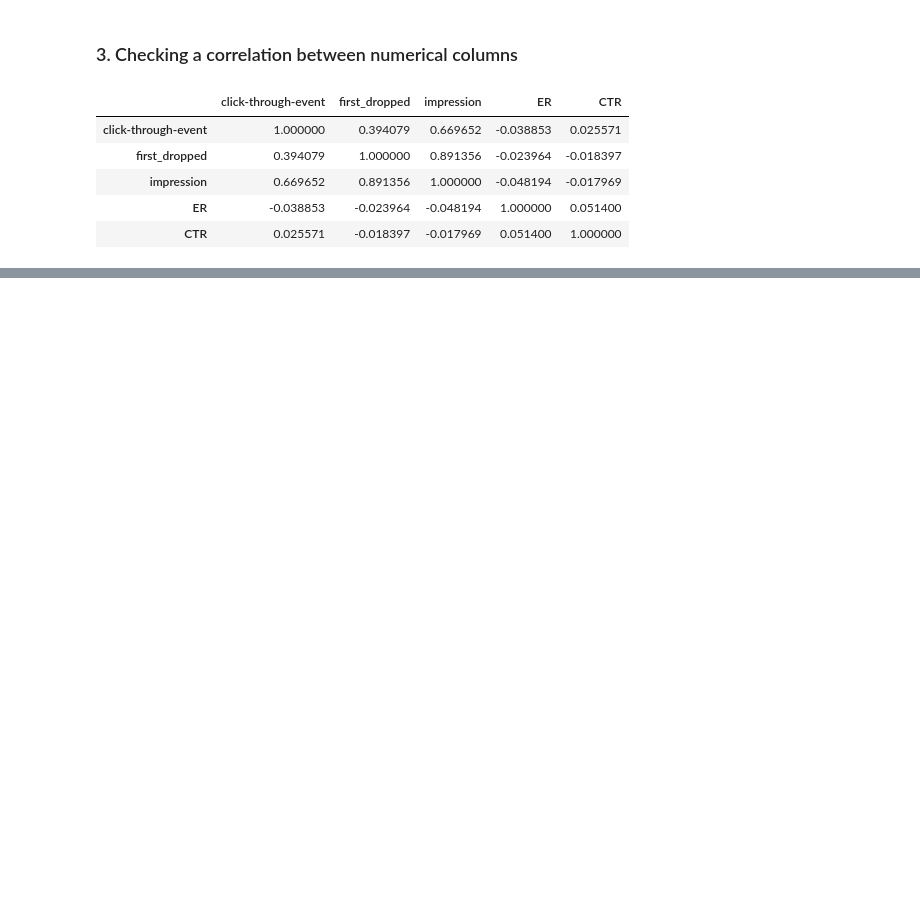
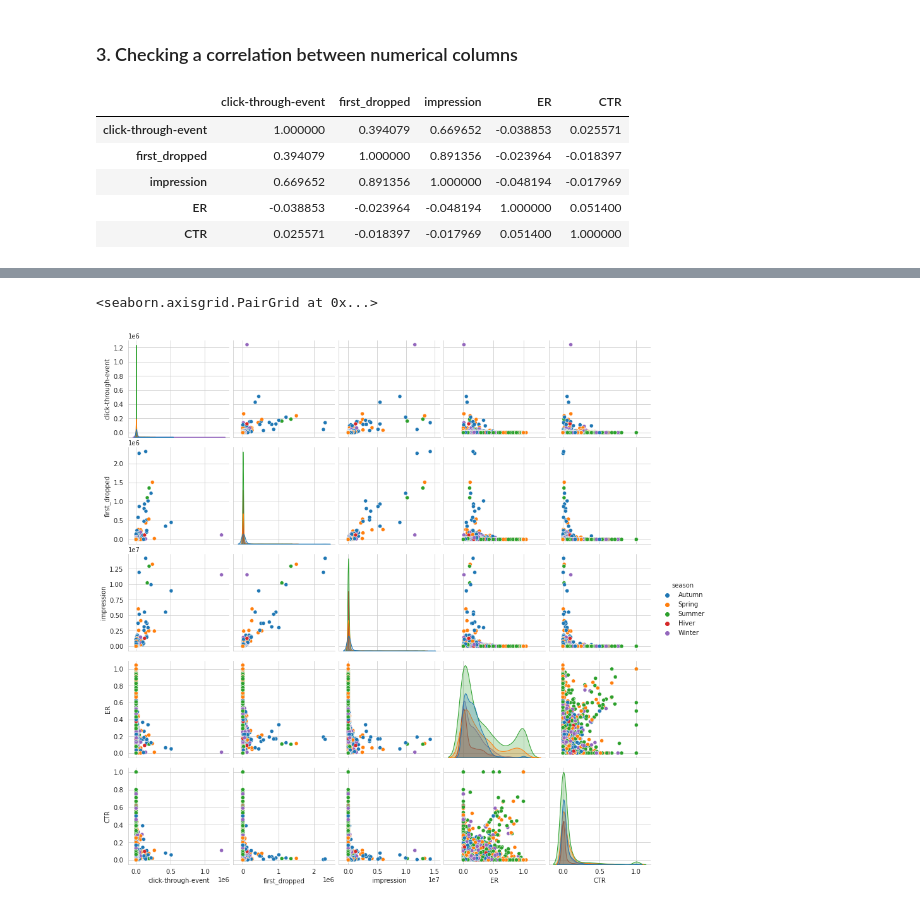
Before and after one commit to saminegash/adludio-ds-challenge, a Jupyter notebook: notebook/Challenge Adludio Task 4 .ipynb, the cells around one changed output, grey strips where cells are left out. Drawn from its saved outputs; the diff is of its cells as text; code cells hidden in the pictures; blank space fills up the shorter version.

```diff
--- a/notebook/Challenge Adludio Task 4 .ipynb
+++ b/notebook/Challenge Adludio Task 4 .ipynb
@@ -145,0 +173,5 @@ sns.pairplot(data, hue = 'region')
+# %%
+sns.pairplot(data, hue = 'season')
+# %% [output]
+<seaborn.axisgrid.PairGrid at 0x...>
+[figure, added]
```
Also changed, not shown: parts of 18 cells of this notebook, 3 other files.
